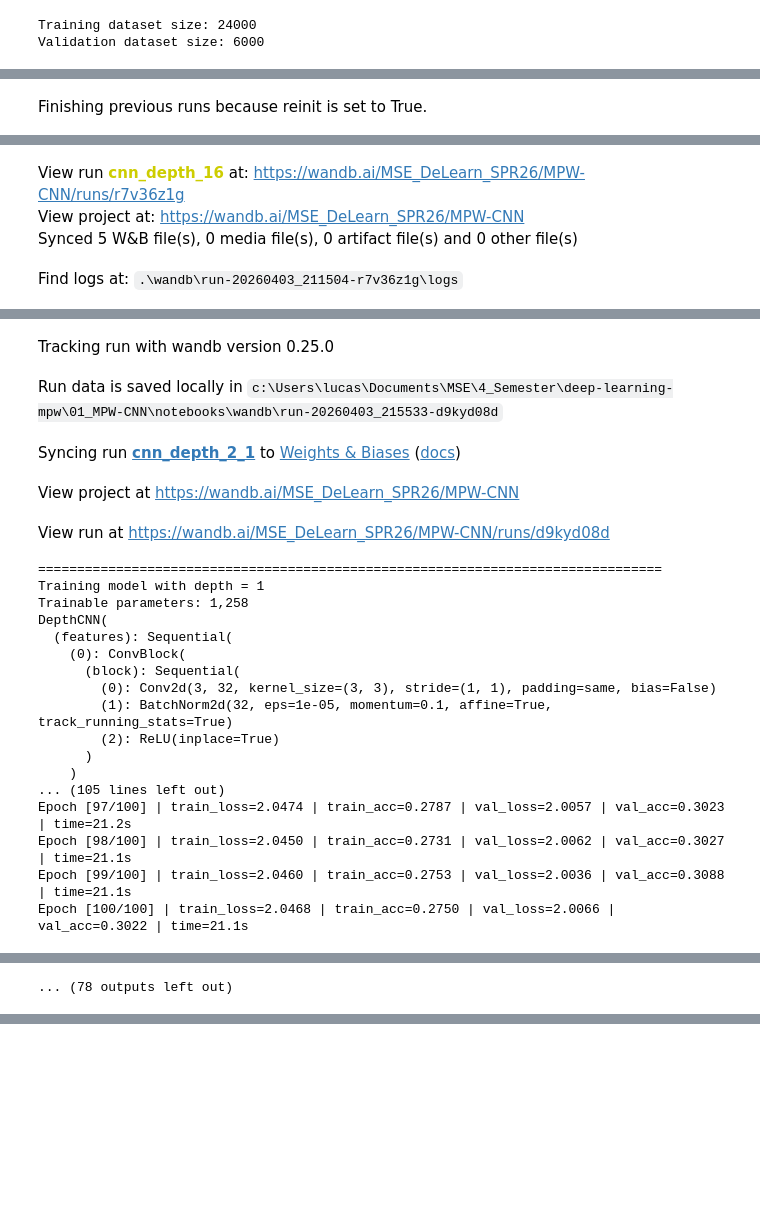
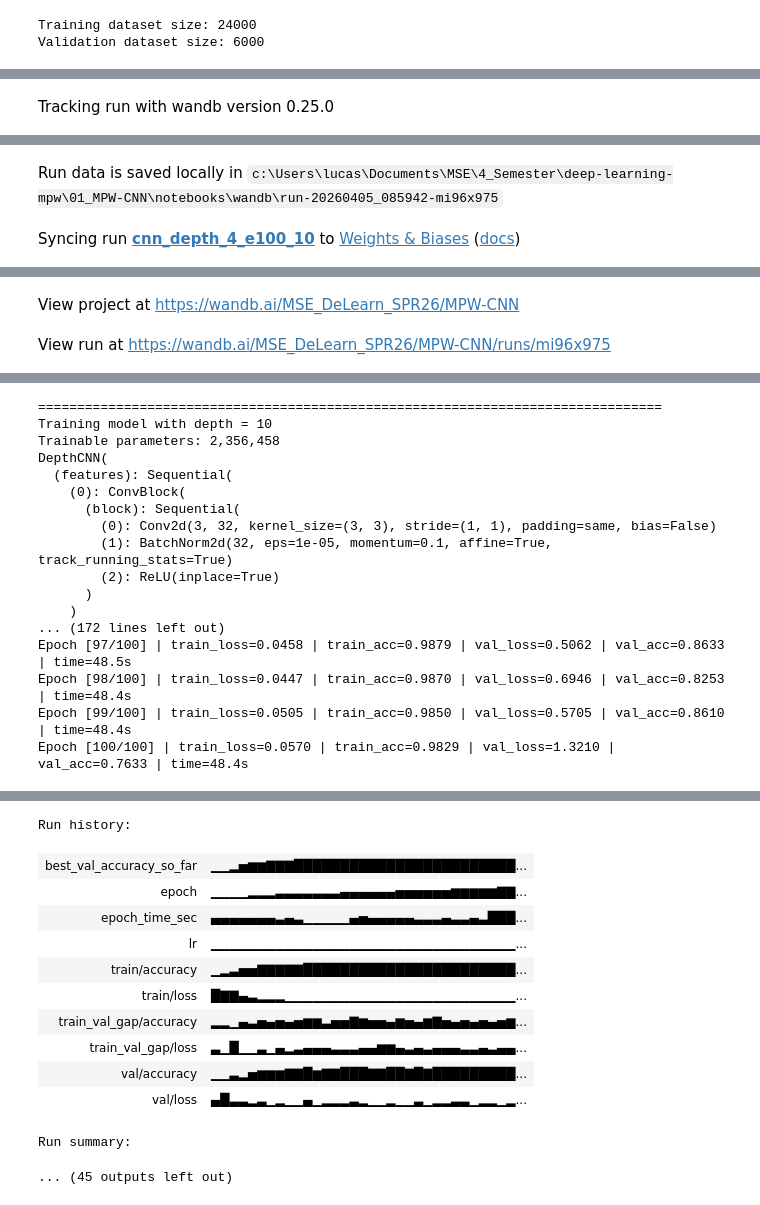
Before and after one commit to jdemidova/deep-learning-mpw, a Jupyter notebook: 01_MPW-CNN/notebooks/CNN-benefit-of-depth.ipynb, the cells around one changed output, grey strips where cells are left out. Cells and saved outputs as stored; diff of their text form; code cells hidden in the pictures; blank space fills up the shorter version.

```diff
--- a/01_MPW-CNN/notebooks/CNN-benefit-of-depth.ipynb
+++ b/01_MPW-CNN/notebooks/CNN-benefit-of-depth.ipynb
@@ -150,8 +130,8 @@ class DepthCNN(nn.Module):
     ):
         super().__init__()
 
-        if depth not in {1, 2, 4, 8, 16, 32}: # only support specific depths to keep the model sizes reasonable and comparable
-            raise ValueError(f"Depth must be one of {{1,2,4,8,16,32}}, got {depth}")
+        # if depth not in {1, 2, 4, 8, 16, 32}: # only support specific depths to keep the model sizes reasonable and comparable
+        #     raise ValueError(f"Depth must be one of {{1,2,4,8,16,32}}, got {depth}")
 
         layers = []
 
@@ -181,6 +161,7 @@ class DepthCNN(nn.Module):
 
             if use_pool:
                 pool_count += 1
+                current_size = current_size // 2 # after pooling, the spatial dimensions are halved
                 current_out = min(current_out * 2, max_channels)
 
         self.features = nn.Sequential(*layers) # sequential container to hold all the convolutional blocks as the feature extractor part of the model
@@ -385,7 +366,7 @@ def train_model(
             project=cfg.wandb_project,
             entity=cfg.wandb_entity,
             mode=cfg.wandb_mode,
-            name=f"cnn_depth_2_{depth}",
+            name=f"cnn_depth_4_e{cfg.epochs}_{depth}",
             config=wandb_config,
             reinit=True,
             settings=wandb.Settings(init_timeout=300),
@@ -539,7 +520,7 @@ def evaluate_test_set(model: nn.Module, test_dataset, cfg: Config):
 cfg = Config(
     in_channels=3, # rgb
     num_classes=10,
-    depths=(1, 2, 4, 8, 16, 32),
+    depths=(10,12,14),
     batch_size=64,
     epochs=100,
     lr=1e-3,
@@ -601,7 +582,7 @@ if cfg.use_wandb and cfg.wandb_mode != "disabled":
         project=cfg.wandb_project,
         entity=cfg.wandb_entity,
         mode=cfg.wandb_mode,
-        name="cnn_depth_comparison_summary",
+        name="cnn_depth_4_comparison_summary",
         reinit=True,
         settings=wandb.Settings(init_timeout=300),
     )
@@ -612,6 +593,8 @@ if cfg.use_wandb and cfg.wandb_mode != "disabled":
         "best_val_acc",
         "best_val_loss",
         "best_epoch",
+        "best_train_acc",
+        "best_train_loss",
         "final_train_acc",
         "final_val_acc",
         "avg_epoch_time_sec",
@@ -644 +631 @@ if cfg.use_wandb and cfg.wandb_mode != "disabled":
-Finishing previous runs because reinit is set to True.
+Tracking run with wandb version 0.25.0
@@ -646,4 +632,2 @@ Finishing previous runs because reinit is set to True.
-View run cnn_depth_16 at: https://wandb.ai/MSE_DeLearn_SPR26/MPW-CNN/runs/r7v36z1g
-View project at: https://wandb.ai/MSE_DeLearn_SPR26/MPW-CNN
-Synced 5 W&B file(s), 0 media file(s), 0 artifact file(s) and 0 other file(s)
+Run data is saved locally in c:\Users\lucas\Documents\MSE\4_Semester\deep-learning-mpw\01_MPW-CNN\notebooks\wandb\run-20260405_085942-mi96x975
-Find logs at: .\wandb\run-20260403_211504-r7v36z1g\logs
+Syncing run cnn_depth_4_e100_10 to Weights & Biases (docs)
@@ -651,22 +634,2 @@ Find logs at: .\wandb\run-20260403_211504-r7v36z1g\logs
-Tracking run with wandb version 0.25.0
+View project at https://wandb.ai/MSE_DeLearn_SPR26/MPW-CNN
-Run data is saved locally in c:\Users\lucas\Documents\MSE\4_Semester\deep-learning-mpw\01_MPW-CNN\notebooks\wandb\run-20260403_215533-d9kyd08d
+View run at https://wandb.ai/MSE_DeLearn_SPR26/MPW-CNN/runs/mi96x975
-Syncing run cnn_depth_2_1 to Weights & Biases (docs)
-View project at https://wandb.ai/MSE_DeLearn_SPR26/MPW-CNN
-View run at https://wandb.ai/MSE_DeLearn_SPR26/MPW-CNN/runs/d9kyd08d
-================================================================================
-Training model with depth = 1
-Trainable parameters: 1,258
-DepthCNN(
-  (features): Sequential(
-    (0): ConvBlock(
-      (block): Sequential(
-        (0): Conv2d(3, 32, kernel_size=(3, 3), stride=(1, 1), padding=same, bias=False)
-        (1): BatchNorm2d(32, eps=1e-05, momentum=0.1, affine=True, track_running_stats=True)
-        (2): ReLU(inplace=True)
-      )
-    )
-... (105 lines left out)
-Epoch [97/100] | train_loss=2.0474 | train_acc=0.2787 | val_loss=2.0057 | val_acc=0.3023 | time=21.2s
-Epoch [98/100] | train_loss=2.0450 | train_acc=0.2731 | val_loss=2.0062 | val_acc=0.3027 | time=21.1s
-Epoch [99/100] | train_loss=2.0460 | train_acc=0.2753 | val_loss=2.0036 | val_acc=0.3088 | time=21.1s
-Epoch [100/100] | train_loss=2.0468 | train_acc=0.2750 | val_loss=2.0066 | val_acc=0.3022 | time=21.1s
@@ -674 +636,17 @@ Epoch [100/100] | train_loss=2.0468 | train_acc=0.2750 | val_loss=2.0066 | val_a
-... (78 outputs left out)
+================================================================================
+Training model with depth = 10
+Trainable parameters: 2,356,458
+DepthCNN(
+  (features): Sequential(
+    (0): ConvBlock(
+      (block): Sequential(
+        (0): Conv2d(3, 32, kernel_size=(3, 3), stride=(1, 1), padding=same, bias=False)
+        (1): BatchNorm2d(32, eps=1e-05, momentum=0.1, affine=True, track_running_stats=True)
+        (2): ReLU(inplace=True)
+      )
+    )
+... (172 lines left out)
+Epoch [97/100] | train_loss=0.0458 | train_acc=0.9879 | val_loss=0.5062 | val_acc=0.8633 | time=48.5s
+Epoch [98/100] | train_loss=0.0447 | train_acc=0.9870 | val_loss=0.6946 | val_acc=0.8253 | time=48.4s
+Epoch [99/100] | train_loss=0.0505 | train_acc=0.9850 | val_loss=0.5705 | val_acc=0.8610 | time=48.4s
+Epoch [100/100] | train_loss=0.0570 | train_acc=0.9829 | val_loss=1.3210 | val_acc=0.7633 | time=48.4s
@@ -674,0 +654,13 @@ Epoch [100/100] | train_loss=2.0468 | train_acc=0.2750 | val_loss=2.0066 | val_a
+Run history:
+| best_val_accuracy_so_far | ▁▁▂▅▆▆▇▇▇████████████████████████... |
+| epoch | ▁▁▁▁▂▂▂▃▃▃▃▃▃▃▄▄▄▄▄▄▅▅▅▅▅▅▆▆▆▆▆▇▇... |
+| epoch_time_sec | ▄▄▄▄▄▄▄▃▄▃▁▁▁▁▁▄▅▄▄▄▄▄▃▃▃▄▃▃▄▃███... |
+| lr | ▁▁▁▁▁▁▁▁▁▁▁▁▁▁▁▁▁▁▁▁▁▁▁▁▁▁▁▁▁▁▁▁▁... |
+| train/accuracy | ▁▂▃▅▅▇▇▇▇▇███████████████████████... |
+| train/loss | █▇▇▄▃▂▂▂▁▁▁▁▁▁▁▁▁▁▁▁▁▁▁▁▁▁▁▁▁▁▁▁▁... |
+| train_val_gap/accuracy | ▂▂▁▄▃▅▄▅▄▅▆▆▃▅▅▇▆▅▅▄▆▅▄▆▇▅▄▅▄▅▄▅▆... |
+| train_val_gap/loss | ▃▁█▁▁▃▁▄▂▃▄▄▄▃▃▃▄▄▆▆▄▃▄▃▄▄▄▃▃▄▃▄▄... |
+| val/accuracy | ▁▁▃▂▅▆▆▆▇▇█▆▇▇███▇▇██▇█▇█████████... |
+| val/loss | ▄█▃▃▂▃▁▂▁▁▄▁▂▂▂▃▂▁▁▂▁▁▃▁▂▂▃▃▁▂▂▁▂... |
+Run summary:
+... (45 outputs left out)
```
Also changed, not shown: parts of 5 cells of this notebook, 2 other files.
